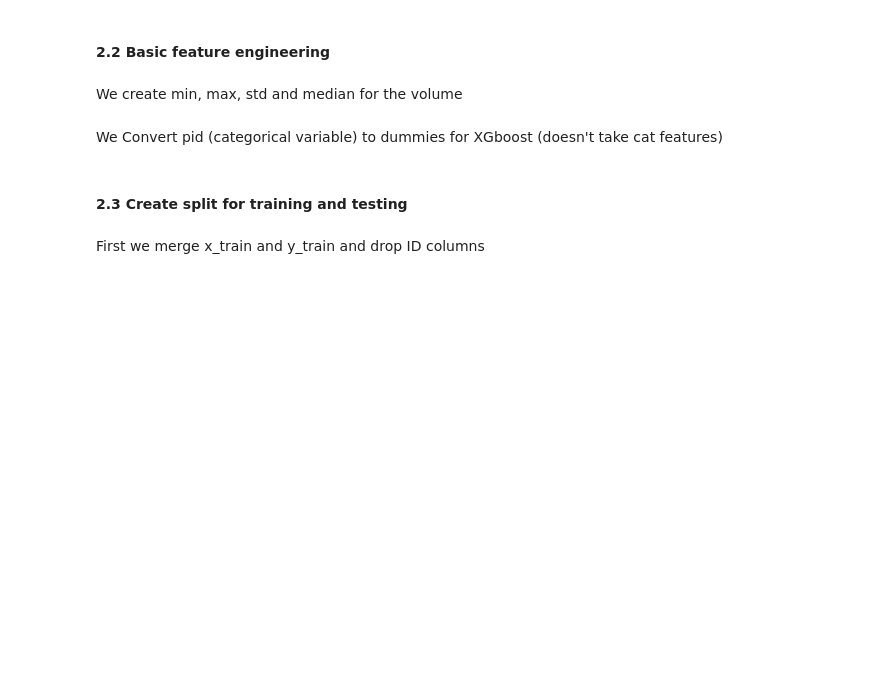
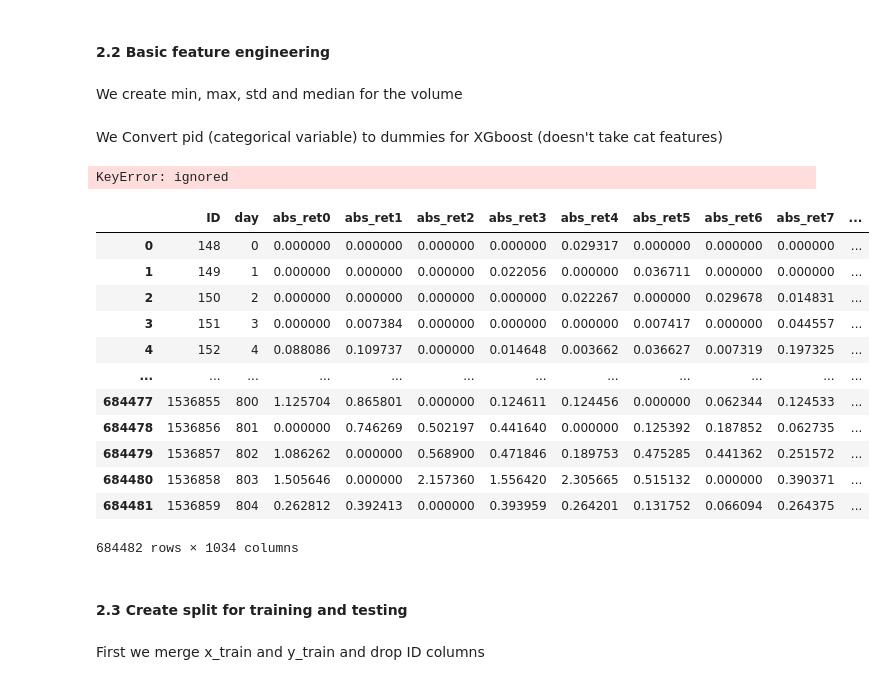
Before and after one commit to 13w13/U4_Prediction_stock_auction_volumes, a Jupyter notebook: notebook/New_model.ipynb, the cells around one changed output. Cells and saved outputs as stored; diff of their text form; code cells hidden in the pictures; blank space fills up the shorter version.

```diff
--- a/notebook/New_model.ipynb
+++ b/notebook/New_model.ipynb
@@ -212,6 +214,7 @@ x_train['min_ret']    = np.min(x_train.iloc[:,3:63], axis=1)
 x_train['max_ret']    = np.max(x_train.iloc[:,3:63], axis=1)
 x_train['std_ret']    = np.std(x_train.iloc[:,3:63], axis=1)
 x_train['median_ret'] = np.median(x_train.iloc[:,3:63], axis=1)
+x_train['sum_ret'] = np.median(x_train.iloc[:,3:63], axis=1)
 # %%
 x_test['min_ret']    = np.min(x_train.iloc[:,3:63], axis=1)
 x_test['max_ret']    = np.max(x_test.iloc[:,3:63], axis=1)
@@ -232,3 +237,7 @@ We Convert pid (categorical variable) to dummies for XGboost (doesn't take cat f
+# %%
+x_train.drop(['sum_ret'], axis=1, inplace=True)
+# %% [output]
+KeyError: ignored
 # %%
 x_train=pd.get_dummies(x_train,columns=['pid'])
 x_test=pd.get_dummies(x_test,columns=['pid'])
@@ -238,6 +247,22 @@ for f in x_train.columns[134:1034]:
 # %%
 for f in x_test.columns[134:1034]:
   x_test[f]=x_test[f].astype('category')
+# %%
+x_train
+# %% [output]
+|  | ID | day | abs_ret0 | abs_ret1 | abs_ret2 | abs_ret3 | abs_ret4 | abs_ret5 | abs_ret6 | abs_ret7 | ... |
+| 0 | 148 | 0 | 0.000000 | 0.000000 | 0.000000 | 0.000000 | 0.029317 | 0.000000 | 0.000000 | 0.000000 | ... |
+| 1 | 149 | 1 | 0.000000 | 0.000000 | 0.000000 | 0.022056 | 0.000000 | 0.036711 | 0.000000 | 0.000000 | ... |
+| 2 | 150 | 2 | 0.000000 | 0.000000 | 0.000000 | 0.000000 | 0.022267 | 0.000000 | 0.029678 | 0.014831 | ... |
+| 3 | 151 | 3 | 0.000000 | 0.007384 | 0.000000 | 0.000000 | 0.000000 | 0.007417 | 0.000000 | 0.044557 | ... |
+| 4 | 152 | 4 | 0.088086 | 0.109737 | 0.000000 | 0.014648 | 0.003662 | 0.036627 | 0.007319 | 0.197325 | ... |
+| ... | ... | ... | ... | ... | ... | ... | ... | ... | ... | ... | ... |
+| 684477 | 1536855 | 800 | 1.125704 | 0.865801 | 0.000000 | 0.124611 | 0.124456 | 0.000000 | 0.062344 | 0.124533 | ... |
+| 684478 | 1536856 | 801 | 0.000000 | 0.746269 | 0.502197 | 0.441640 | 0.000000 | 0.125392 | 0.187852 | 0.062735 | ... |
+| 684479 | 1536857 | 802 | 1.086262 | 0.000000 | 0.568900 | 0.471846 | 0.189753 | 0.475285 | 0.441362 | 0.251572 | ... |
+| 684480 | 1536858 | 803 | 1.505646 | 0.000000 | 2.157360 | 1.556420 | 2.305665 | 0.515132 | 0.000000 | 0.390371 | ... |
+| 684481 | 1536859 | 804 | 0.262812 | 0.392413 | 0.000000 | 0.393959 | 0.264201 | 0.131752 | 0.066094 | 0.264375 | ... |
+684482 rows × 1034 columns
 # %% [markdown]
 #### 2.3 Create split for training and testing
 # %% [markdown]
```
Also changed, not shown: parts of 32 cells of this notebook, 1 other file.
